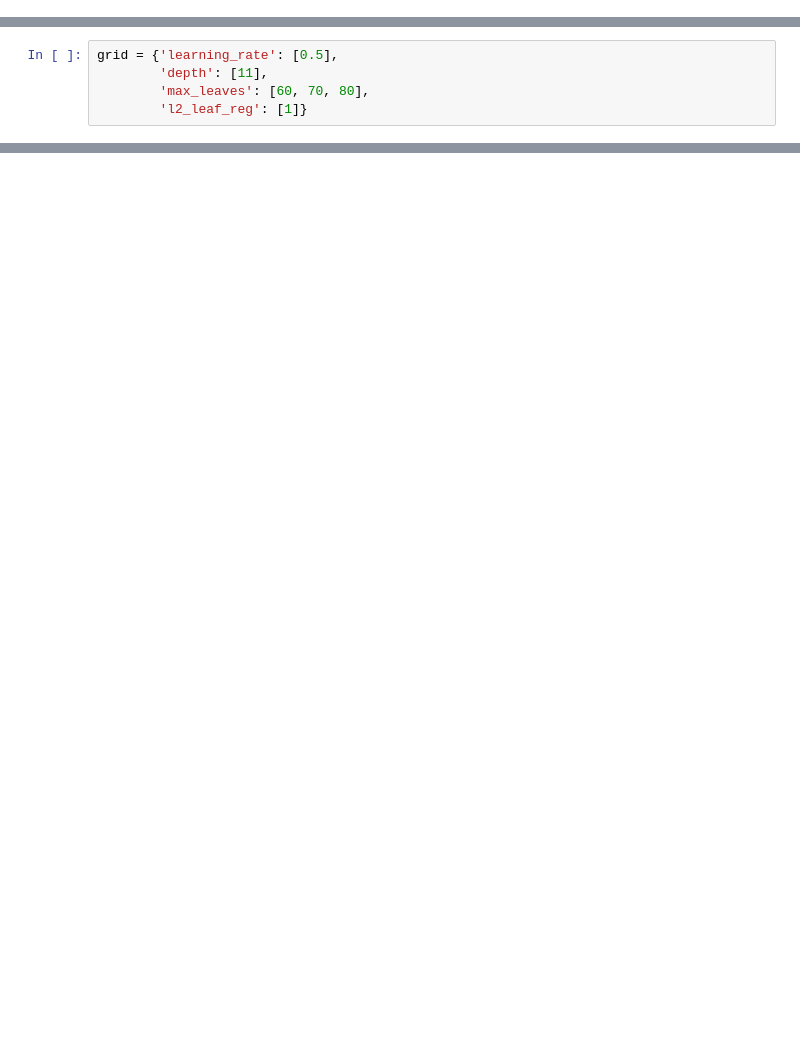
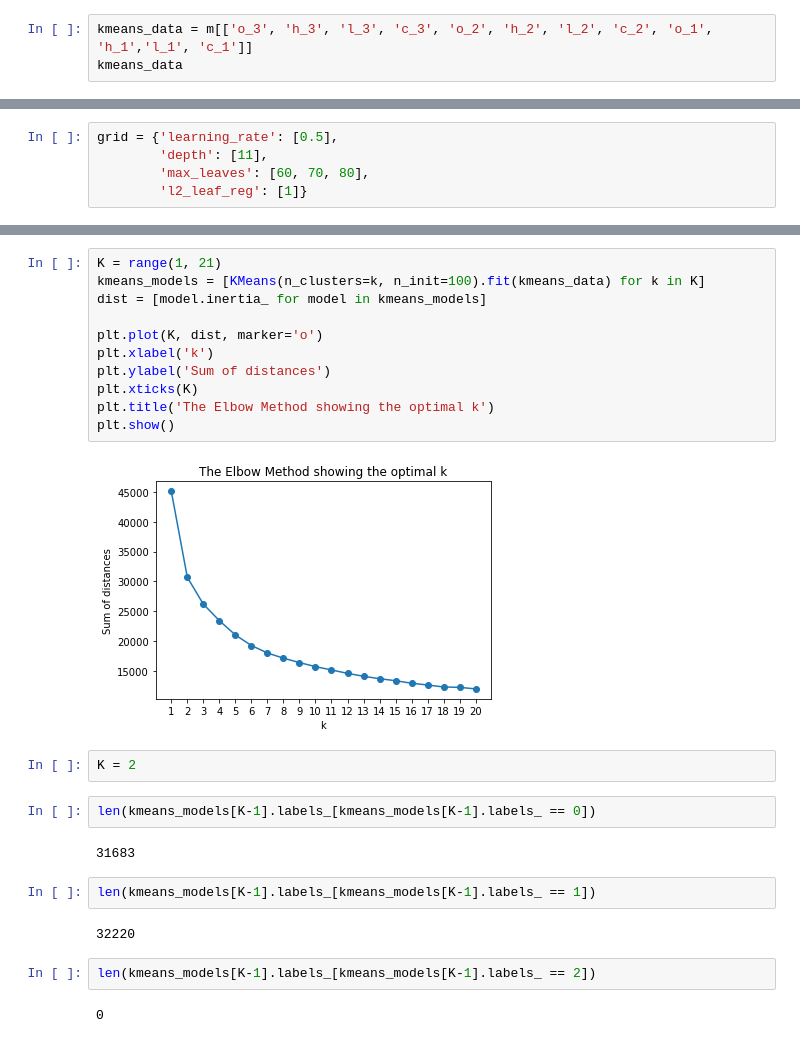
Before and after one commit to isvystun/StocksPatternsAndPrediction, a Jupyter notebook: Main.ipynb, the cells around one changed output, grey strips where cells are left out. Drawn from its saved outputs; the diff is of its cells as text; blank space fills up the shorter version.

```diff
--- a/Main.ipynb
+++ b/Main.ipynb
@@ -361,0 +369,3 @@ m
+# %%
+kmeans_data = m[['o_3', 'h_3', 'l_3', 'c_3', 'o_2', 'h_2', 'l_2', 'c_2', 'o_1', 'h_1','l_1', 'c_1']]
+kmeans_data
@@ -827,0 +863,27 @@ weighted avg       0.76      0.57      0.65     12271
+# %%
+K = range(1, 21)
+kmeans_models = [KMeans(n_clusters=k, n_init=100).fit(kmeans_data) for k in K]
+dist = [model.inertia_ for model in kmeans_models]
+
+plt.plot(K, dist, marker='o')
+plt.xlabel('k')
+plt.ylabel('Sum of distances')
+plt.xticks(K)
+plt.title('The Elbow Method showing the optimal k')
+plt.show()
+# %% [output]
+[figure, added]
+# %%
+K = 2
+# %%
+len(kmeans_models[K-1].labels_[kmeans_models[K-1].labels_ == 0])
+# %% [output]
+31683
+# %%
+len(kmeans_models[K-1].labels_[kmeans_models[K-1].labels_ == 1])
+# %% [output]
+32220
+# %%
+len(kmeans_models[K-1].labels_[kmeans_models[K-1].labels_ == 2])
+# %% [output]
+0
```
Also changed, not shown: parts of 62 cells of this notebook, 8 other files.
